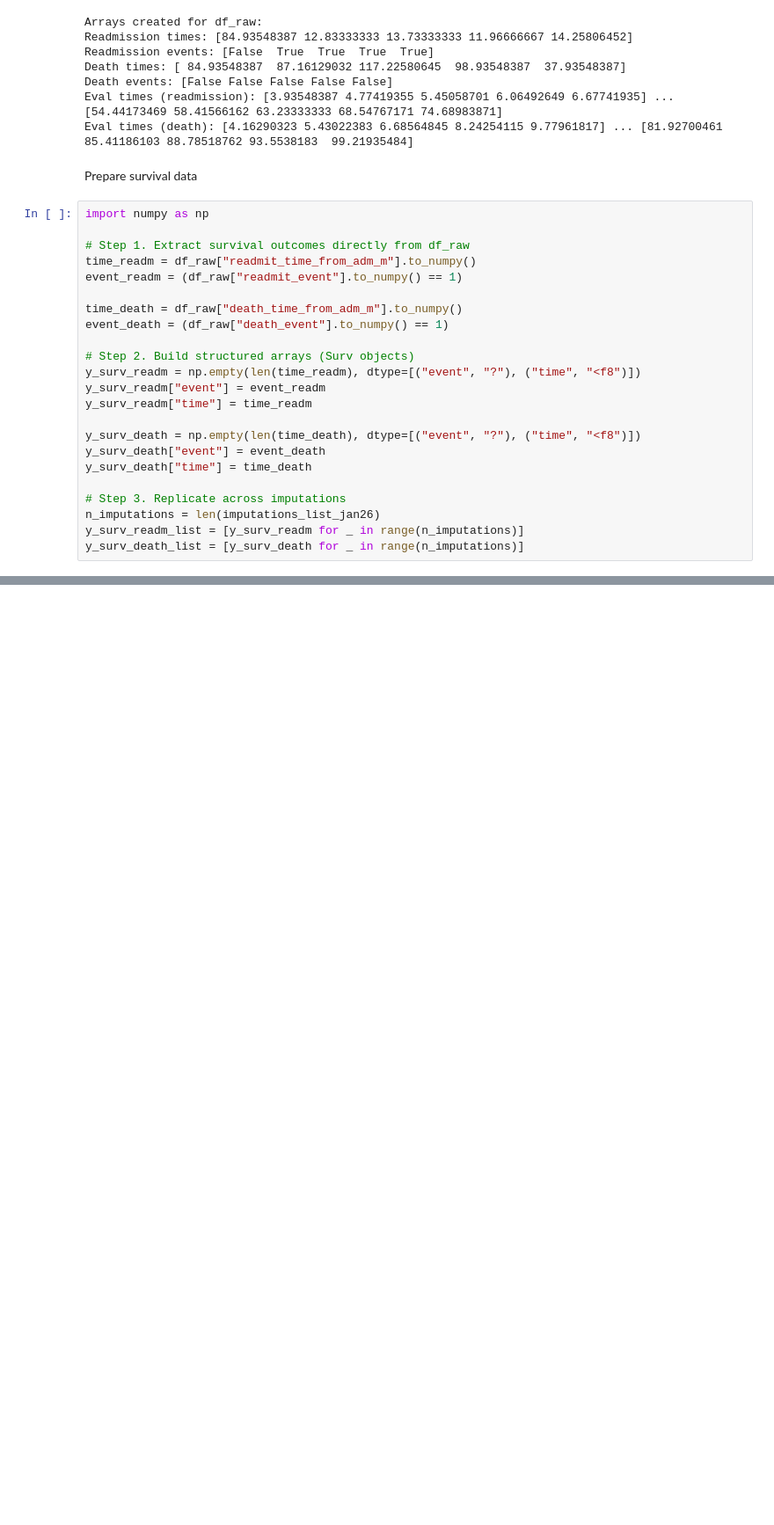
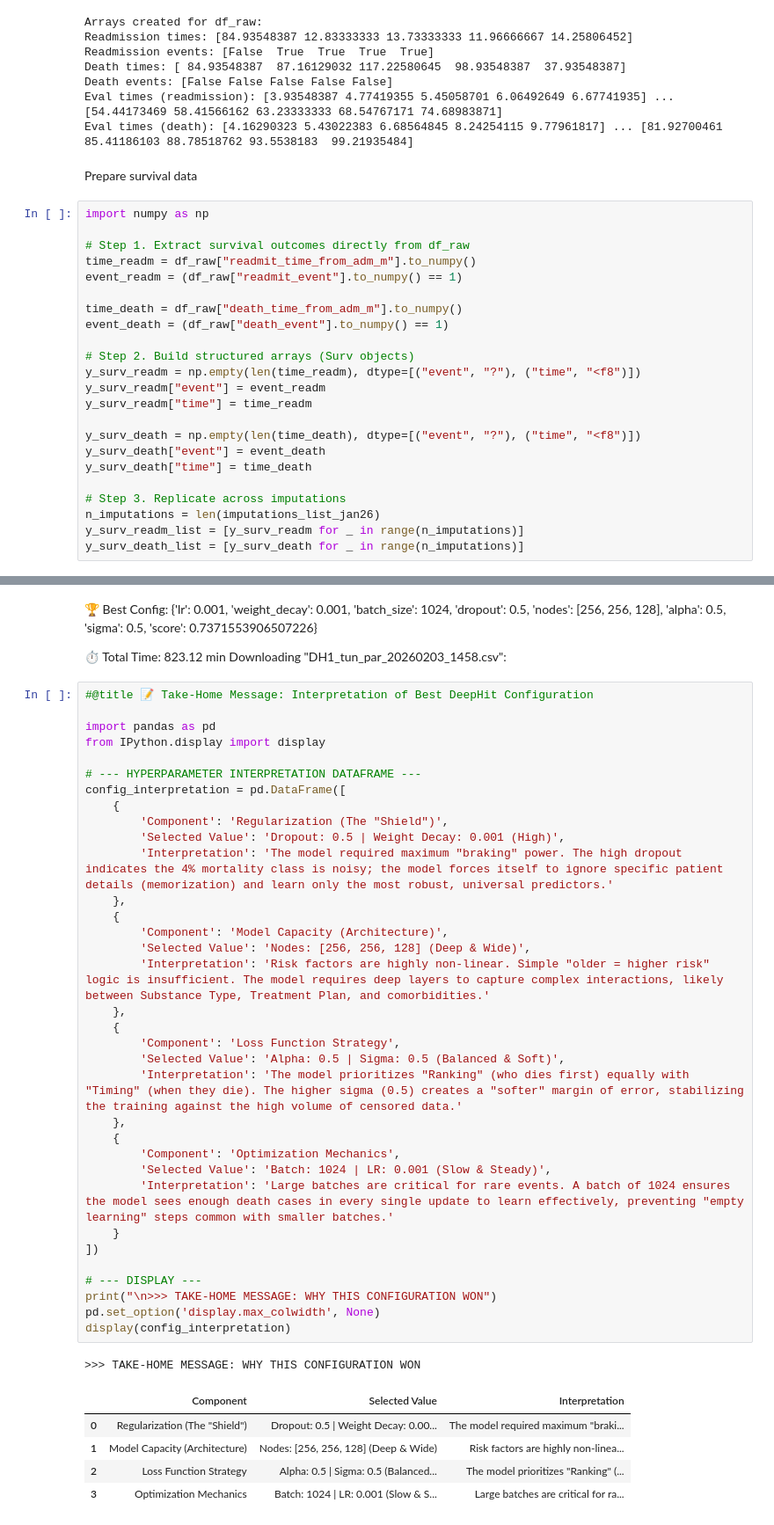
Before and after one commit to FONDECYTACC/cons2025, a Jupyter notebook: DeepHit_jan26.ipynb, the cells around one changed output, grey strips where cells are left out. Shown at 88% size. Cells and saved outputs as stored; diff of their text form; blank space fills up the shorter version.

```diff
--- a/DeepHit_jan26.ipynb
+++ b/DeepHit_jan26.ipynb
@@ -4452,0 +613,46 @@ data_table.DataTable(df_thesis_summary, include_index=False)
+# %% [markdown]
+🏆 Best Config: {'lr': 0.001, 'weight_decay': 0.001, 'batch_size': 1024, 'dropout': 0.5, 'nodes': [256, 256, 128], 'alpha': 0.5, 'sigma': 0.5, 'score': 0.7371553906507226}
+
+⏱️ Total Time: 823.12 min
+Downloading "DH1_tun_par_20260203_1458.csv":
+# %%
+#@title 📝 Take-Home Message: Interpretation of Best DeepHit Configuration
+
+import pandas as pd
+from IPython.display import display
+
+# --- HYPERPARAMETER INTERPRETATION DATAFRAME ---
+config_interpretation = pd.DataFrame([
+    {
+        'Component': 'Regularization (The "Shield")',
+        'Selected Value': 'Dropout: 0.5 | Weight Decay: 0.001 (High)',
+        'Interpretation': 'The model required maximum "braking" power. The high dropout indicates the 4% mortality class is noisy; the model forces itself to ignore specific patient details (memorization) and learn only the most robust, universal predictors.'
+    },
+    {
+        'Component': 'Model Capacity (Architecture)',
+        'Selected Value': 'Nodes: [256, 256, 128] (Deep & Wide)',
+        'Interpretation': 'Risk factors are highly non-linear. Simple "older = higher risk" logic is insufficient. The model requires deep layers to capture complex interactions, likely between Substance Type, Treatment Plan, and comorbidities.'
+    },
+    {
+        'Component': 'Loss Function Strategy',
+        'Selected Value': 'Alpha: 0.5 | Sigma: 0.5 (Balanced & Soft)',
+        'Interpretation': 'The model prioritizes "Ranking" (who dies first) equally with "Timing" (when they die). The higher sigma (0.5) creates a "softer" margin of error, stabilizing the training against the high volume of censored data.'
+    },
+    {
+        'Component': 'Optimization Mechanics',
+        'Selected Value': 'Batch: 1024 | LR: 0.001 (Slow & Steady)',
+        'Interpretation': 'Large batches are critical for rare events. A batch of 1024 ensures the model sees enough death cases in every single update to learn effectively, preventing "empty learning" steps common with smaller batches.'
+    }
+])
+
+# --- DISPLAY ---
+print("\n>>> TAKE-HOME MESSAGE: WHY THIS CONFIGURATION WON")
+pd.set_option('display.max_colwidth', None)
+display(config_interpretation)
+# %% [output]
+>>> TAKE-HOME MESSAGE: WHY THIS CONFIGURATION WON
+|  | Component | Selected Value | Interpretation |
+| 0 | Regularization (The "Shield") | Dropout: 0.5 | Weight Decay: 0.00... | The model required maximum "braki... |
+| 1 | Model Capacity (Architecture) | Nodes: [256, 256, 128] (Deep & Wide) | Risk factors are highly non-linea... |
+| 2 | Loss Function Strategy | Alpha: 0.5 | Sigma: 0.5 (Balanced... | The model prioritizes "Ranking" (... |
+| 3 | Optimization Mechanics | Batch: 1024 | LR: 0.001 (Slow & S... | Large batches are critical for ra... |
```
Also changed, not shown: parts of 57 cells of this notebook, 25 other files.
